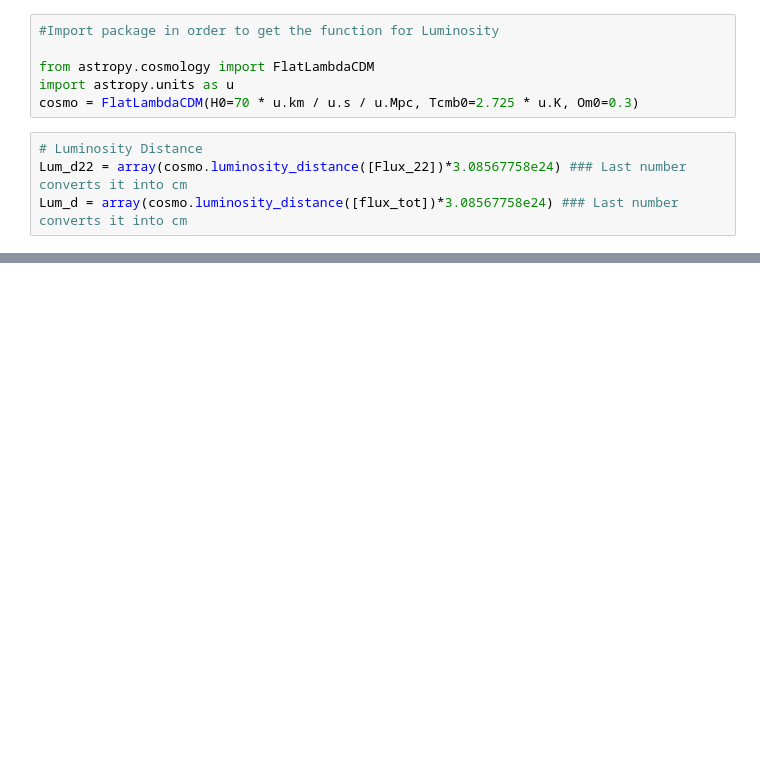
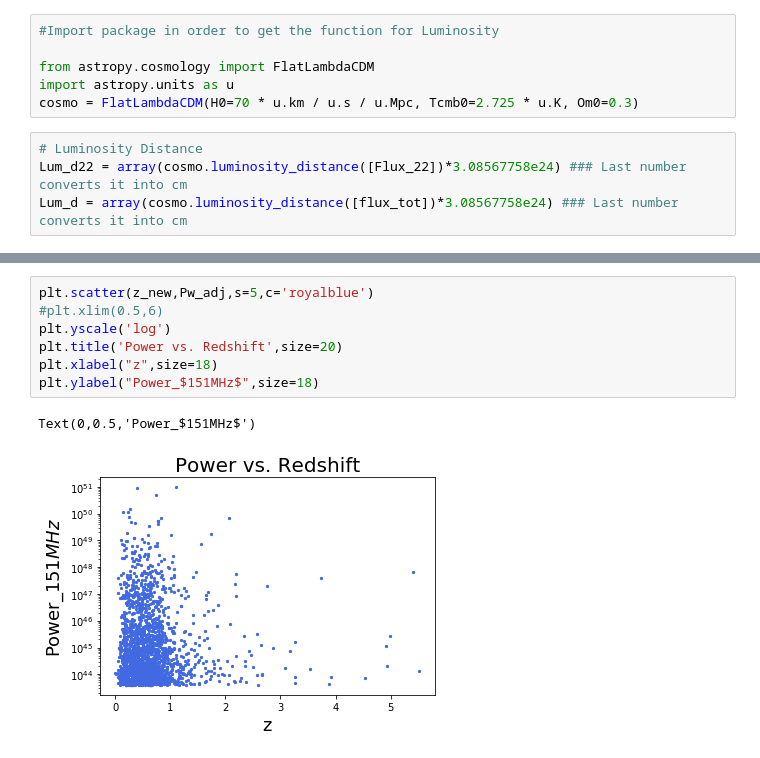
Before and after one commit to gfabj/Oxford-Research, a Jupyter notebook: LOFAR_project.ipynb, the cells around one changed output, grey strips where cells are left out. Cells and saved outputs as stored; diff of their text form; blank space fills up the shorter version.

```diff
--- a/LOFAR_project.ipynb
+++ b/LOFAR_project.ipynb
@@ -92,0 +116,10 @@ np.amax(Pw_adj, axis=0) # Print max value
+# %%
+plt.scatter(z_new,Pw_adj,s=5,c='royalblue')
+#plt.xlim(0.5,6)
+plt.yscale('log')
+plt.title('Power vs. Redshift',size=20)
+plt.xlabel("z",size=18)
+plt.ylabel("Power_$151MHz$",size=18)
+# %% [output]
+Text(0,0.5,'Power_$151MHz$')
+[figure, added]
```
Also changed, not shown: parts of 14 cells of this notebook.
